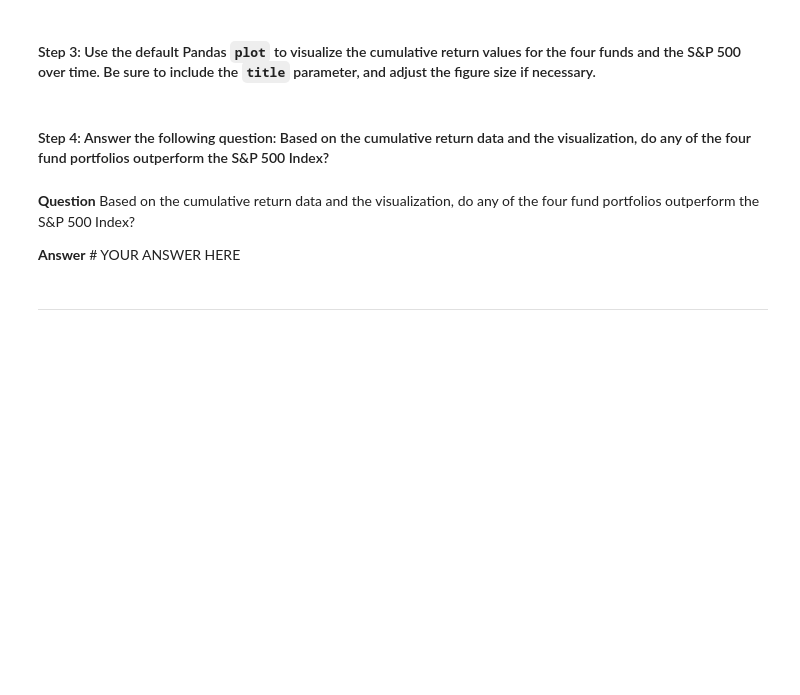
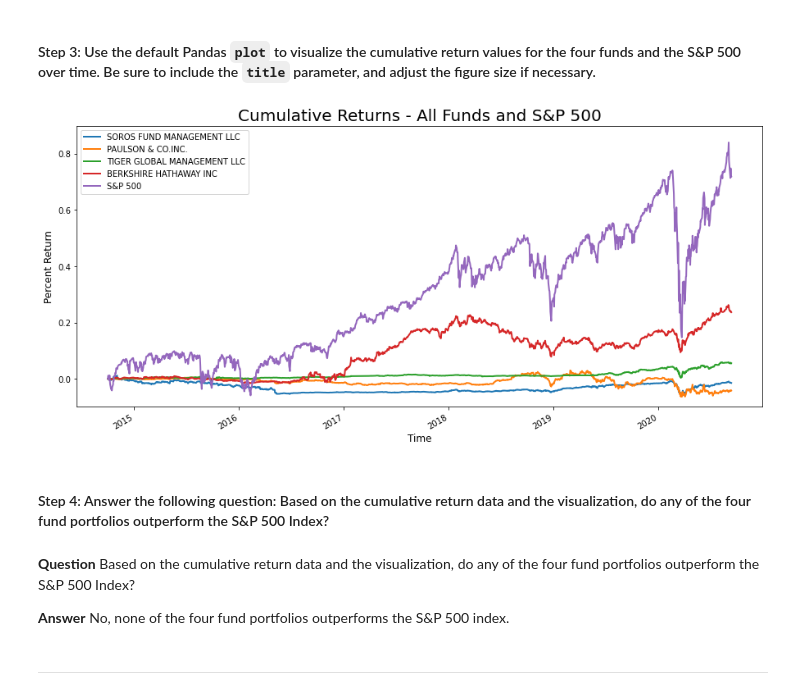
Before and after one commit to ipopester/Portfolio-Analysis, a Jupyter notebook: risk_return_analysis.ipynb, the cells around one changed output. Drawn from its saved outputs; the diff is of its cells as text; code cells hidden in the pictures; blank space fills up the shorter version.

Commit message:
Portfolio Analysis update 211217 3

```diff
--- a/risk_return_analysis.ipynb
+++ b/risk_return_analysis.ipynb
@@ -291,4 +303,5 @@ plt.show()
 # %%
 # Calculate and plot the cumulative returns of the 4 fund portfolios and the S&P 500
 # Review the last 5 rows of the cumulative returns DataFrame
-# YOUR CODE HERE
+cum_returns_all = (1 + daily_returns_all).cumprod() - 1
+cum_returns_all.tail()
@@ -301,9 +318,26 @@ plt.show()
+# %%
+# Visualize the cumulative returns using the Pandas plot function
+# Include a title parameter and adjust the figure size
+cum_returns_all.plot(
+    figsize=(15,7),
+    legend=True,
+)
+plt.title("Cumulative Returns - All Funds and S&P 500", fontsize=20)
+plt.ylim(-0.1, 0.9)
+plt.xlabel("Time", fontsize=12)
+plt.ylabel("Percent Return", fontsize=12)
+plt.xticks(fontsize=10)
+plt.yticks(fontsize=10)
+
+plt.show()
+# %% [output]
+[figure, added]
 # %% [markdown]
 #### Step 4: Answer the following question: Based on the cumulative return data and the visualization, do any of the four fund portfolios outperform the S&P 500 Index?
 # %% [markdown]
 **Question** Based on the cumulative return data and the visualization, do any of the four fund portfolios outperform the S&P 500 Index?
 
-**Answer** # YOUR ANSWER HERE
+**Answer** No, none of the four fund portfolios outperforms the S&P 500 index.
 # %% [markdown]
 ---
 # %% [markdown]
```
Also changed, not shown: parts of 12 cells of this notebook.
